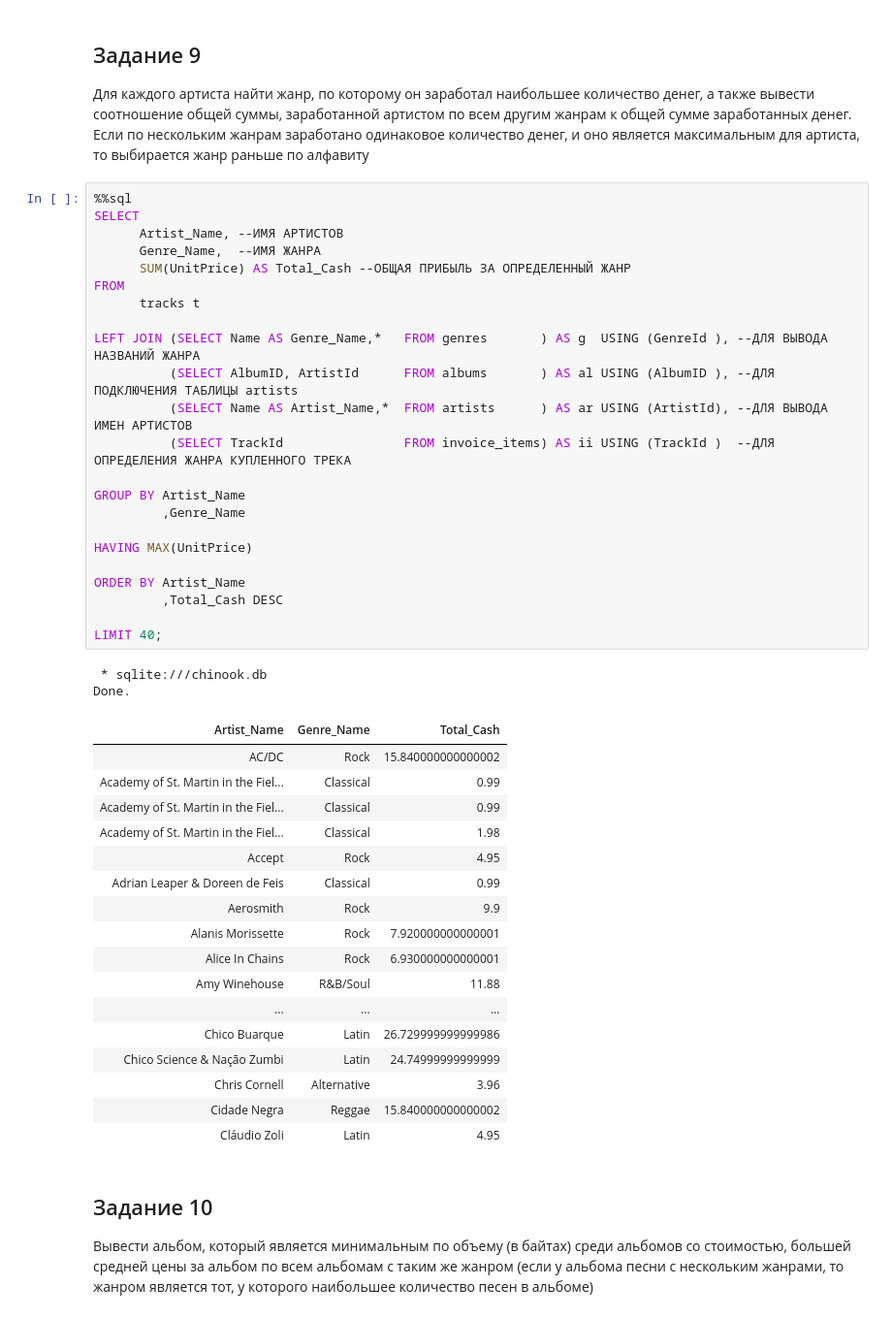
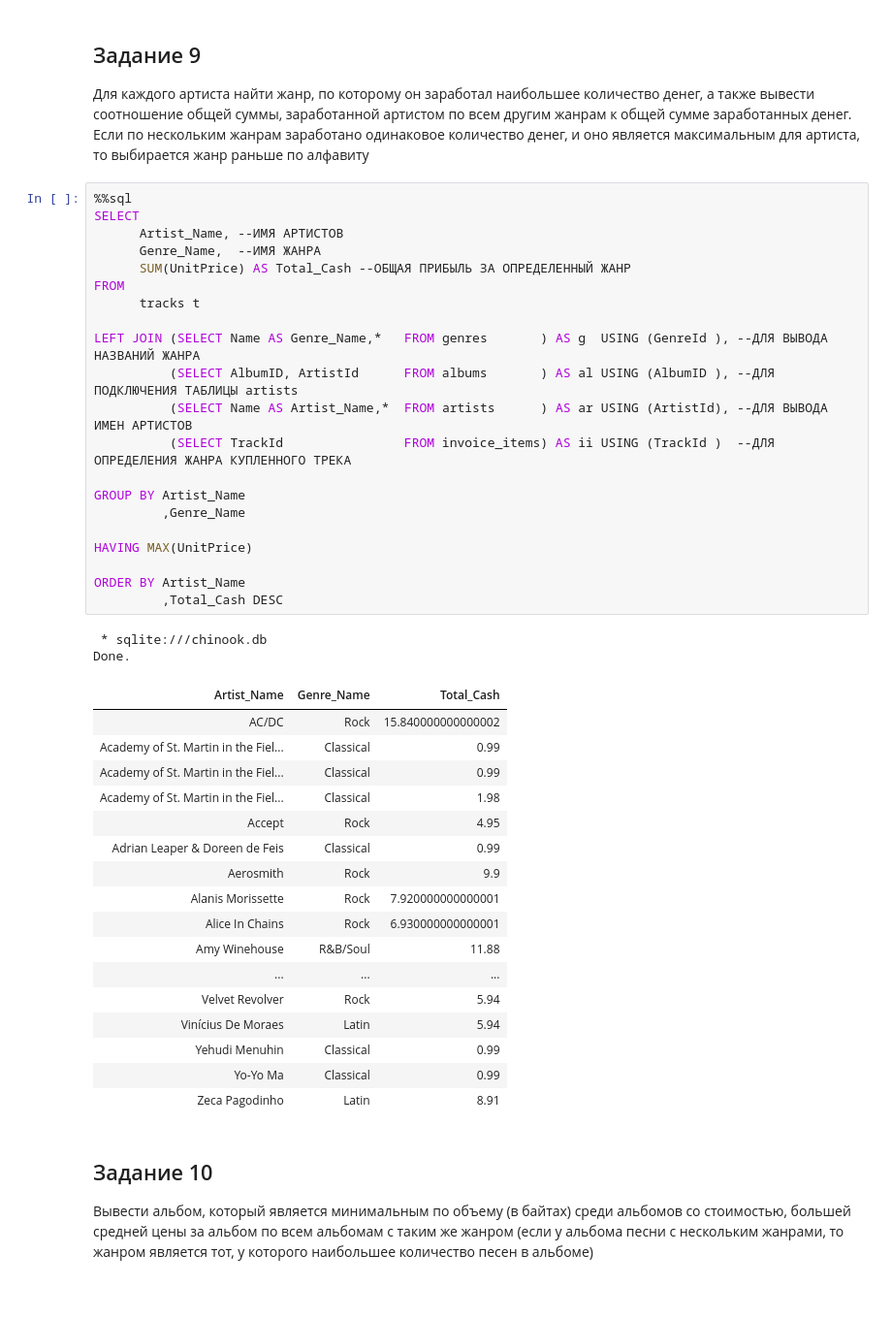
Before and after one commit to VladPendalf/SQLite_3sem, a Jupyter notebook: Лабораторная-2 (1) (2).ipynb, the cells around one changed output. Shown at 97% size. Saved outputs shown, nothing was run; the diff lists cells and outputs as text.

```diff
--- a/Лабораторная-2 (1) (2).ipynb
+++ b/Лабораторная-2 (1) (2).ipynb
@@ -277,40 +280,38 @@ SELECT
 FROM
       tracks t
 
 LEFT JOIN (SELECT Name AS Genre_Name,*   FROM genres       ) AS g  USING (GenreId ), --ДЛЯ ВЫВОДА НАЗВАНИЙ ЖАНРА
           (SELECT AlbumID, ArtistId      FROM albums       ) AS al USING (AlbumID ), --ДЛЯ ПОДКЛЮЧЕНИЯ ТАБЛИЦЫ artists
           (SELECT Name AS Artist_Name,*  FROM artists      ) AS ar USING (ArtistId), --ДЛЯ ВЫВОДА ИМЕН АРТИСТОВ
           (SELECT TrackId                FROM invoice_items) AS ii USING (TrackId )  --ДЛЯ ОПРЕДЕЛЕНИЯ ЖАНРА КУПЛЕННОГО ТРЕКА
 
 GROUP BY Artist_Name
          ,Genre_Name
 
 HAVING MAX(UnitPrice)
 
 ORDER BY Artist_Name
          ,Total_Cash DESC
-
-LIMIT 40;
 # %% [output]
  * sqlite:///chinook.db
 Done.
 | Artist_Name | Genre_Name | Total_Cash |
 | AC/DC | Rock | 15.840000000000002 |
 | Academy of St. Martin in the Fiel... | Classical | 0.99 |
 | Academy of St. Martin in the Fiel... | Classical | 0.99 |
 | Academy of St. Martin in the Fiel... | Classical | 1.98 |
 | Accept | Rock | 4.95 |
 | Adrian Leaper & Doreen de Feis | Classical | 0.99 |
 | Aerosmith | Rock | 9.9 |
 | Alanis Morissette | Rock | 7.920000000000001 |
 | Alice In Chains | Rock | 6.930000000000001 |
 | Amy Winehouse | R&B/Soul | 11.88 |
 | ... | ... | ... |
-| Chico Buarque | Latin | 26.729999999999986 |
-| Chico Science & Nação Zumbi | Latin | 24.74999999999999 |
-| Chris Cornell | Alternative | 3.96 |
-| Cidade Negra | Reggae | 15.840000000000002 |
-| Cláudio Zoli | Latin | 4.95 |
+| Velvet Revolver | Rock | 5.94 |
+| Vinícius De Moraes | Latin | 5.94 |
+| Yehudi Menuhin | Classical | 0.99 |
+| Yo-Yo Ma | Classical | 0.99 |
+| Zeca Pagodinho | Latin | 8.91 |
 # %% [markdown]
 ## Задание 10
 Вывести альбом, который является минимальным по объему (в байтах) среди альбомов со стоимостью, большей средней цены за альбом по всем альбомам с таким же жанром (если у альбома песни с нескольким жанрами, то жанром является тот, у которого наибольшее количество песен в альбоме)
```
Also changed, not shown: parts of 6 cells of this notebook.
